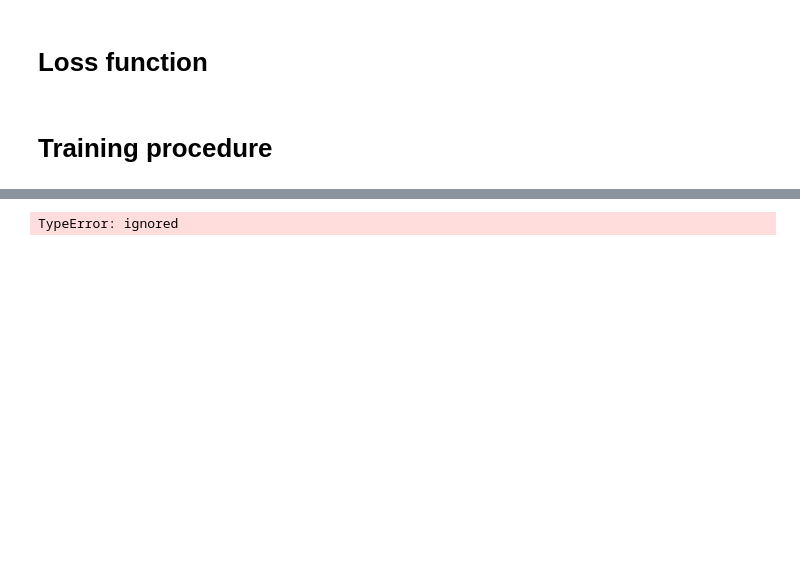
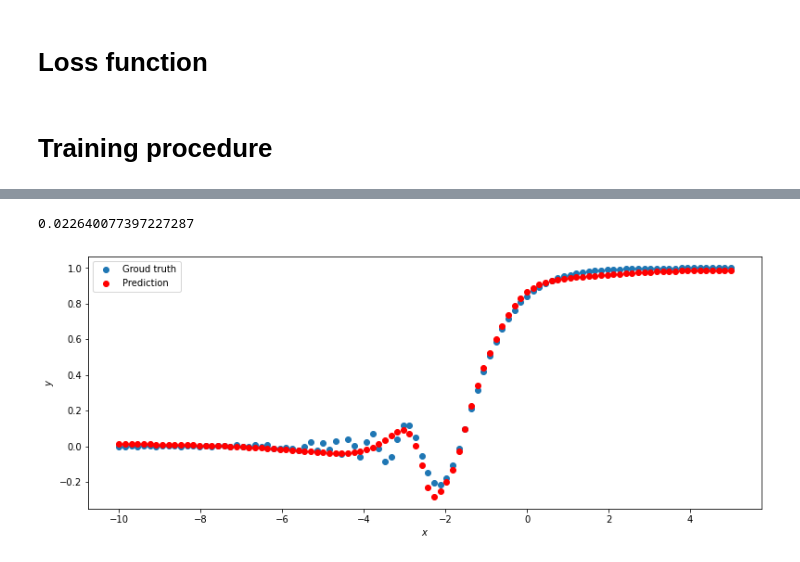
Before and after one commit to FlameDanita/Neural_Networks_and_CV, a Jupyter notebook: module03_sin_prediction.ipynb, the cells around one changed output, grey strips where cells are left out. Drawn from its saved outputs; the diff is of its cells as text; code cells hidden in the pictures; blank space fills up the shorter version.

```diff
--- a/module03_sin_prediction.ipynb
+++ b/module03_sin_prediction.ipynb
@@ -125,19 +125,22 @@ def target_function(x):
 
 class RegressionNet(torch.nn.Module):
     def __init__(self, n_hidden_neurons):
-        super(SineNet, self).__init__()
+        super(RegressionNet, self).__init__()
         self.fc1 = torch.nn.Linear(1, n_hidden_neurons)
         self.act1 = torch.nn.Tanh()
+        self.fc2 = torch.nn.Linear(n_hidden_neurons, n_hidden_neurons)
+        self.act2 = torch.nn.Tanh()
+        self.fc3 = torch.nn.Linear(n_hidden_neurons, 1)
 
-        self.fc2 = torch.nn.Linear(n_hidden_neurons, 1)
-
-    def forward(self, x):
+    def forward(self, x): # Архитектура сети
         x = self.fc1(x)
         x = self.act1(x)
         x = self.fc2(x)
+        x = self.act2(x)
+        x = self.fc3(x)
         return x
 
-net = RegressionNet(30)
+net = RegressionNet(10)
 
 # ------Dataset preparation start--------:
 x_train =  torch.linspace(-10, 5, 100)
@@ -146,35 +149,48 @@ noise = torch.randn(y_train.shape) / 20.
 y_train = y_train + noise
 x_train.unsqueeze_(1)
 y_train.unsqueeze_(1)
 
 x_validation = torch.linspace(-10, 5, 100)
 y_validation = target_function(x_validation)
 x_validation.unsqueeze_(1)
 y_validation.unsqueeze_(1)
 # ------Dataset preparation end--------:
 
 
-optimizer = torch.optim.Adam(net.parameters(), lr=0.003)
+optimizer = torch.optim.Adam(net.parameters(), lr=0.01) # lr оптимизатора
 
-def loss(pred, target):
+def loss(pred, target): # loss-функция
   squares = (pred - target)**2
   return squares.mean()
 
-for epoch_index in range(2000):
+for epoch_index in range(2000): # Количество эпох в обучении
     optimizer.zero_grad()
 
-    y_pred = sine_net.forward(x_train)
+    y_pred = net.forward(x_train)
     loss_val = loss(y_pred, y_train)
 
     loss_val.backward()
 
     optimizer.step()
 
 # Проверка осуществляется вызовом кода:
 def metric(pred, target):
    return (pred - target).abs().mean()
 
 print(metric(net.forward(x_validation), y_validation).item())
 # (раскомментируйте, если решаете задание локально)
+
+def predict(net, x, y):
+    y_pred = net.forward(x)
+
+    plt.plot(x.numpy(), y.numpy(), 'o', label='Groud truth')
+    plt.plot(x.numpy(), y_pred.data.numpy(), 'o', c='r', label='Prediction');
+    plt.legend(loc='upper left')
+    plt.xlabel('$x$')
+    plt.ylabel('$y$')
+
+
+predict(net, x_validation, y_validation)
 # %% [output]
-TypeError: ignored
+0.022640077397227287
+[figure, added]
```
Also changed, not shown: parts of 5 cells of this notebook.
